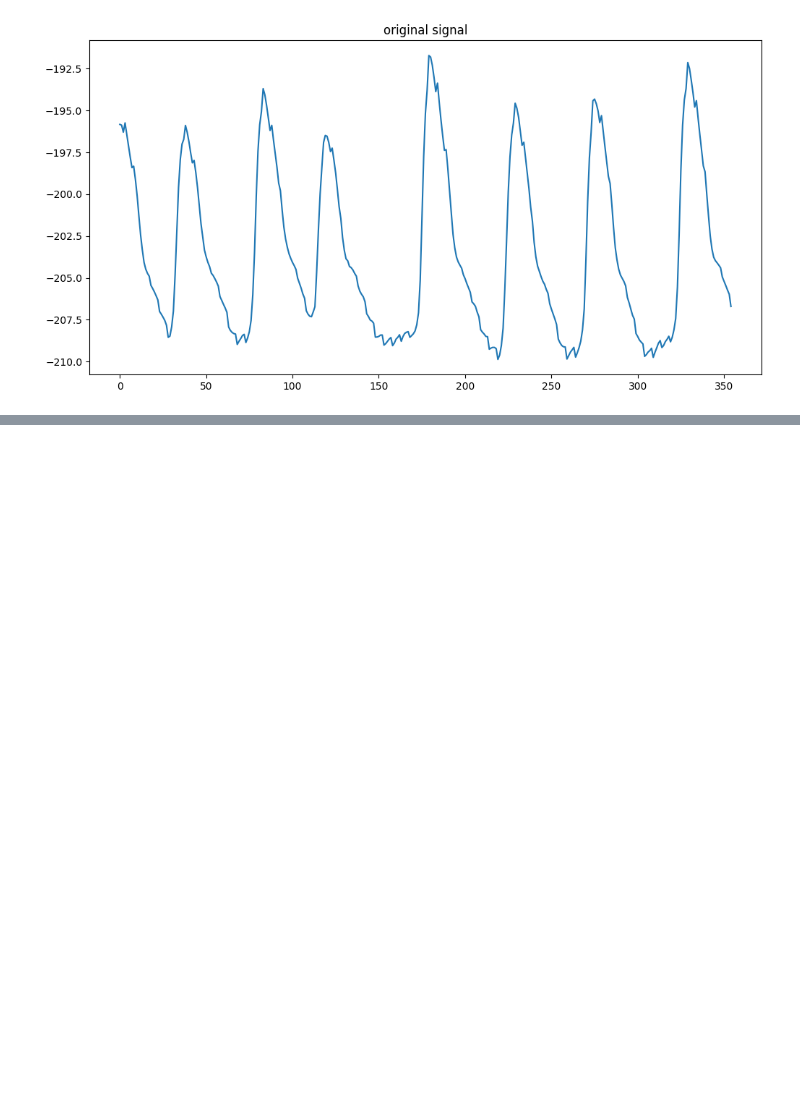
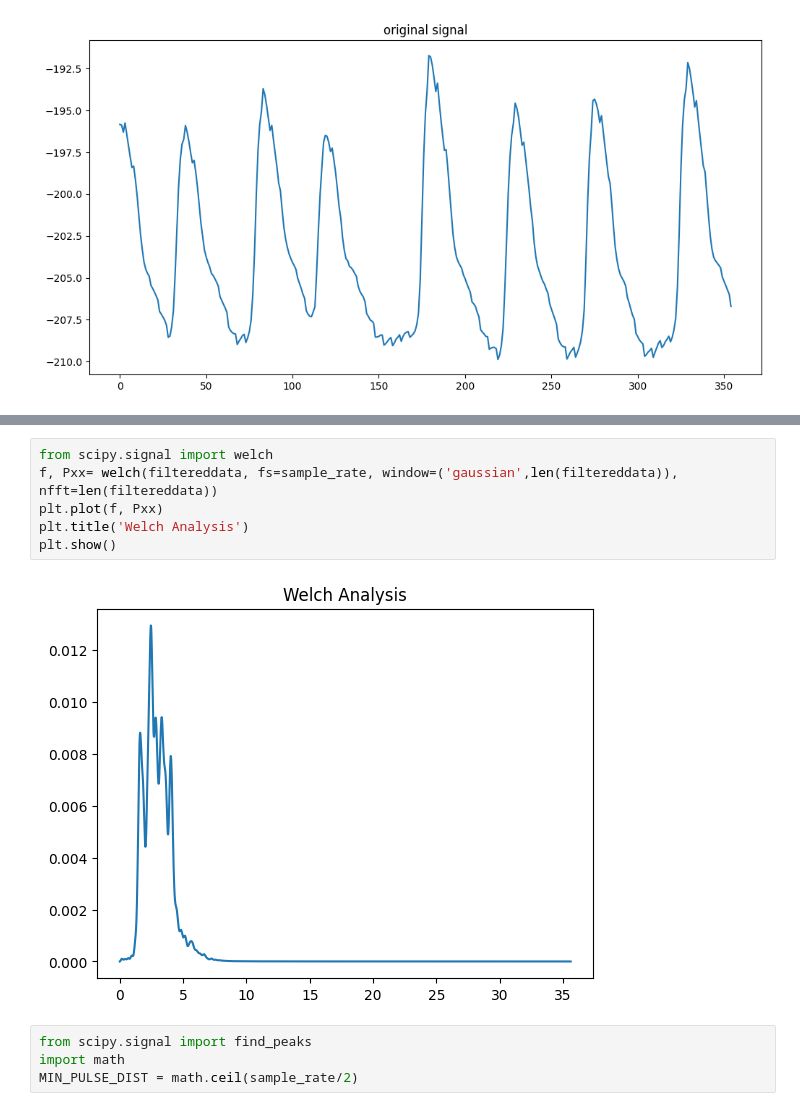
Before and after one commit to Jazzmin-Washington/ElectronRx-Technical-Interview_Graduate-Trainee-Data-Scientist, a Jupyter notebook: Preprocessing_Steps.ipynb, the cells around one changed output, grey strips where cells are left out. Saved outputs shown, nothing was run; the diff lists cells and outputs as text; blank space fills up the shorter version.

```diff
--- a/Preprocessing_Steps.ipynb
+++ b/Preprocessing_Steps.ipynb
@@ -249,0 +198,12 @@ breathingrate: nan
+# %%
+from scipy.signal import welch
+f, Pxx= welch(filtereddata, fs=sample_rate, window=('gaussian',len(filtereddata)), nfft=len(filtereddata))
+plt.plot(f, Pxx)
+plt.title('Welch Analysis')
+plt.show()
+# %% [output]
+[figure, added]
+# %%
+from scipy.signal import find_peaks
+import math
+MIN_PULSE_DIST = math.ceil(sample_rate/2)
```
Also changed, not shown: parts of 13 cells of this notebook.
